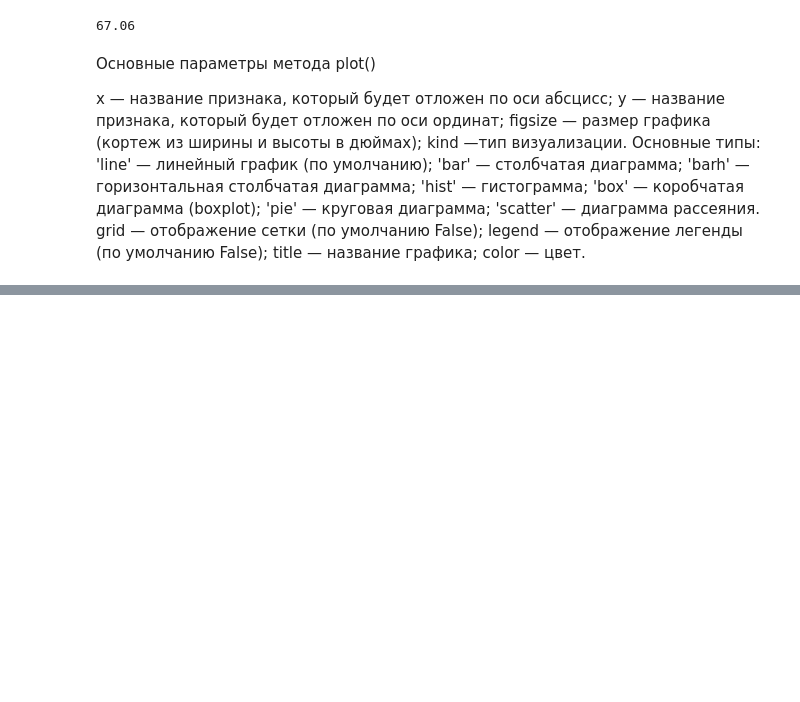
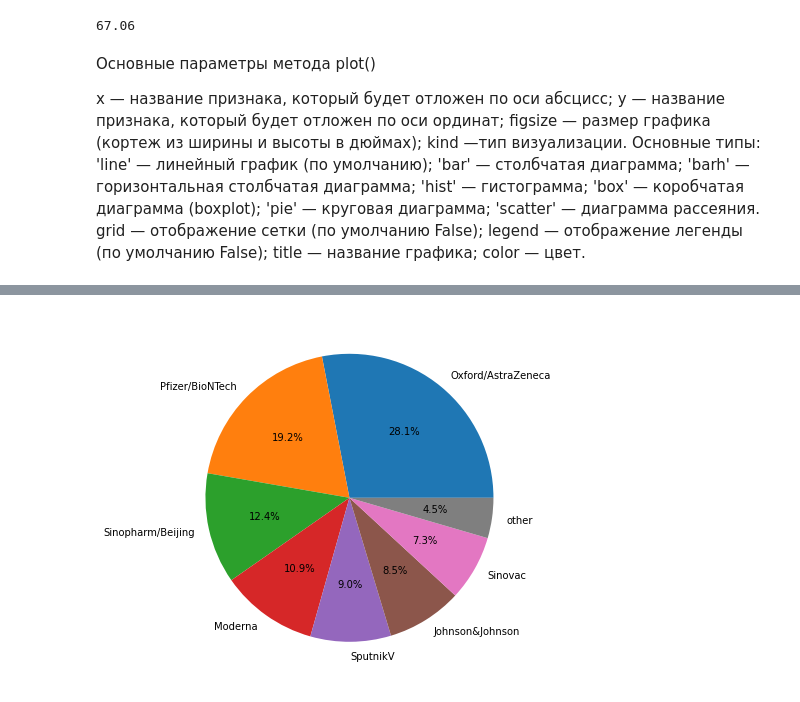
Before and after one commit to Dekoz3/VS_code, a Jupyter notebook: Задания Skillfactory/PY13/PY13.ipynb, the cells around one changed output, grey strips where cells are left out. Drawn from its saved outputs; the diff is of its cells as text; code cells hidden in the pictures; blank space fills up the shorter version.

```diff
--- a/Задания Skillfactory/PY13/PY13.ipynb
+++ b/Задания Skillfactory/PY13/PY13.ipynb
@@ -269,0 +298,63 @@ covid_df.groupby(['country'])['total_vaccinations'].last().nsmallest(5).plot(kin
+# %%
+# Обратите внимание, что диаграмма показывает соотношение только для десяти популярных комбинаций вакцин, а не для всех вакцин в совокупности,
+# что является не совсем корректным для круговой диаграммы, так как она должна отображать единое целое.
+
+# К тому же наша круговая диаграмма считает количество использований каждой комбинации в таблице, а не количество стран,
+# в которых используется эта комбинация, что также является некорректным.
+
+#  Более правильным вариантом в данном случае было бы выделить каждую вакцину в отдельности и посчитать, в скольких странах она используется.
+# Однако для этого нам необходимо будет совершить несколько довольно сложных преобразований:
+# Для начала нам необходимо избавиться от пропусков в столбце с вакцинами. Сделаем это с помощью метода dropna(),
+# который удаляет строки, содержащие пропуски в столбце, указанном в параметре subset(). Данный метод мы будем изучать в следующем модуле,
+# посвящённом очистке данных — пока что не вам не стоит заострять на нём внимание:
+combination_not_nan = covid_df.dropna(subset=['vaccines'])
+
+# Полученные данные необходимо сгруппировать по странам (country) и определить последнюю зафиксированную комбинации вакцин в столбце vaccines:
+
+combination_last = combination_not_nan.groupby(['country'])['vaccines'].last()
+
+# Преобразуем данные с помощью метода apply(): применим к столбцу lambda-функцию, в которой будем удалять из строки с комбинациями вакцин пробелы
+# и разделять комбинацию на отдельные составляющие по запятым.
+
+combination_last = combination_last.apply(lambda x: x.replace(' ', '').split(','))
+
+# # В результате в каждой строке столбца получим список с отдельными вакцинами, которые используются в стране:
+# Создадим словарь vaccines_dict={}, ключами которого будут являться уникальные вакцины, а значениями — количество стран,
+# в которых они используются. Изначально словарь пустой.
+# Заполнение словаря реализуем «в лоб» — используя циклы. Во внешнем цикле будем проходиться по всем элементам Series combination_last.
+# На каждой итерации цикла в переменной цикла vaccines_list будет находиться список вакцин, которые используются в стране.
+# Во внутреннем цикле будем проходиться по элементам этого списка, вакцинам. Переменную внутреннего цикла назовём vaccine.
+# В теле внутреннего цикла проверяем условие, что текущей вакцины ещё нет среди ключей словаря vaccones_dict.
+# Если это условие выполняется, добавляем вакцину в словарь со значением 1. В противном случае увеличиваем текущее количество стран, в которых используется данная вакцина:
+
+vaccines_dict = {}
+#создаём цикл по элементам Series combination_last
+for vaccines_list in combination_last:
+    #создаём цикл по элементам списка с вакцинами
+    for vaccine in vaccines_list:
+        #проверяем условие, что текущей вакцины ещё нет среди ключей словаря
+        if vaccine not in vaccines_dict:#если условие выполняется
+            vaccines_dict[vaccine] = 1 #заносим вакцину в словарь со значением 1
+        else: #в противном случае
+            vaccines_dict[vaccine] += 1 #увеличивает количество
+
+# В результате работы получаем словарь, который преобразуем в объект Series. Далее выделим семь наиболее популярных вакцин,
+# а остальные обозначим как 'other'. Для этого сортируем Series по убыванию. Вычислим суммарное количество стран,
+# в которых используются вакцины, не попавшие в наш ТОП-7, результат запишем в Series по индексу 'other'.
+# Далее выделим восемь наибольших значений в полученной Series — для них и будем строить круговую диаграмму.
+
+vaccines = pd.Series(vaccines_dict).sort_values(ascending=False)
+vaccines['other'] = vaccines[7:].sum()
+vaccines = vaccines.sort_values(ascending=False)[:8]
+
+# Строим круговую диаграмму:
+
+fig = plt.figure(figsize=(5, 5))
+axes = fig.add_axes([0, 0, 1, 1])
+axes.pie(
+    vaccines,
+    labels=vaccines.index,
+    autopct='%.1f%%',
+);
+# %% [output]
+[figure, added]
```
Also changed, not shown: parts of 20 cells of this notebook.
